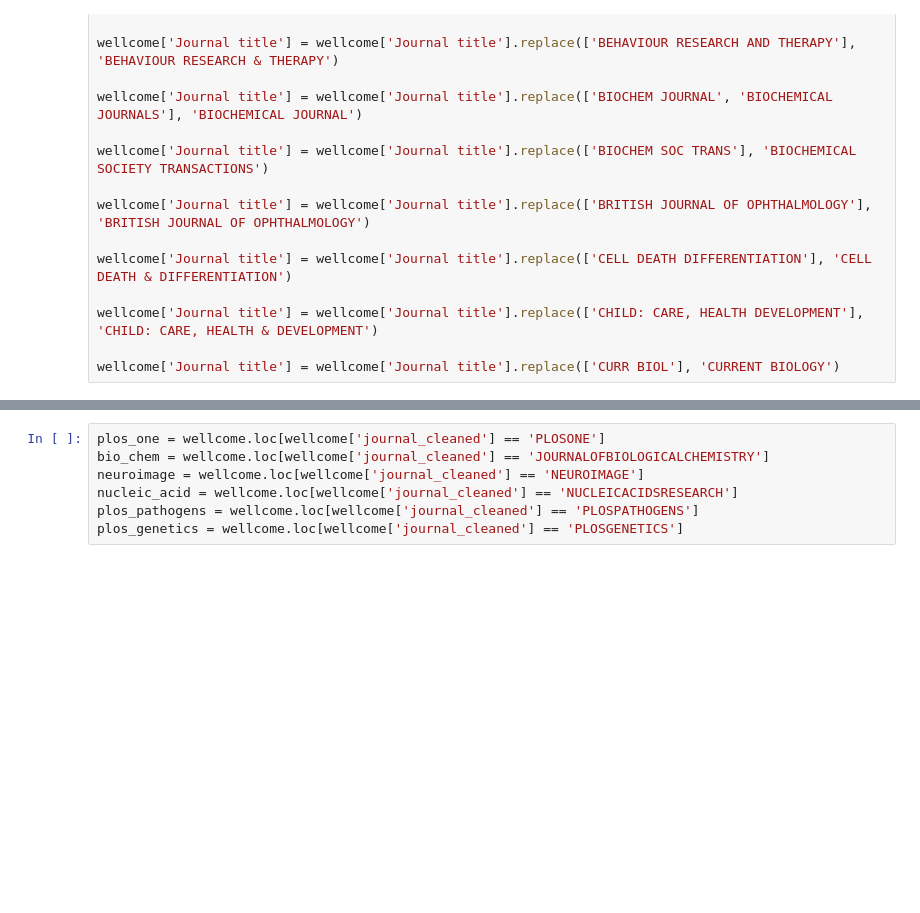
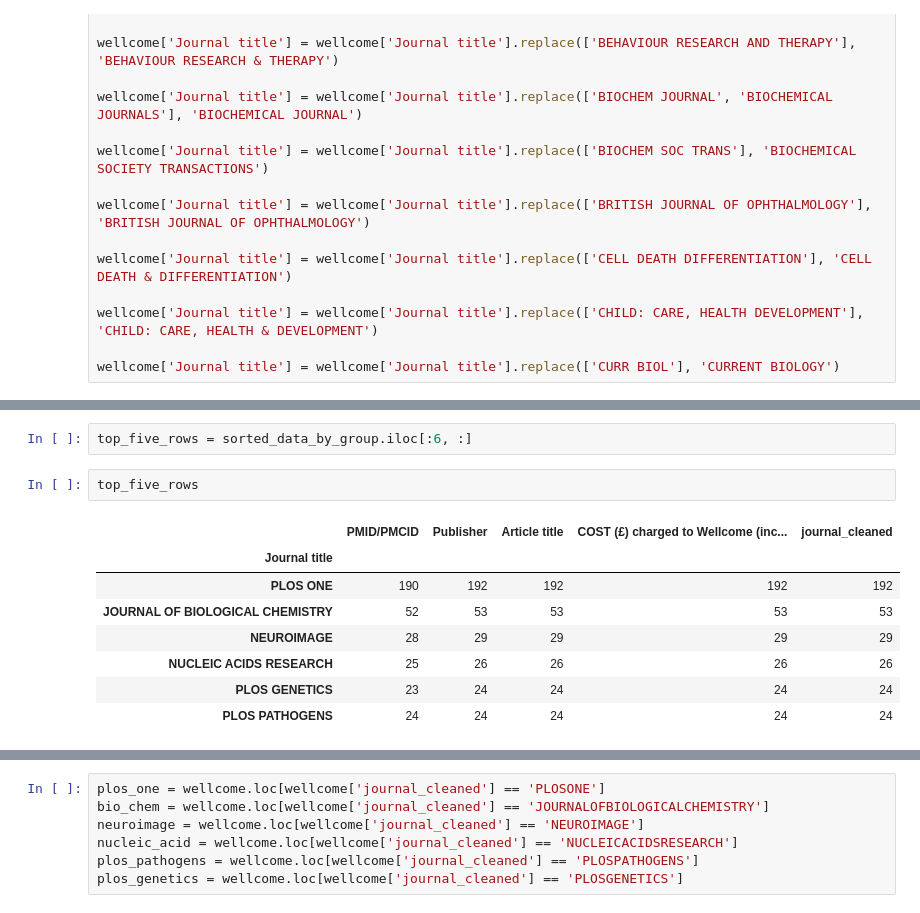
Before and after one commit to Avalon1000/Thinkful, a Jupyter notebook: Module 15.6.ipynb, the cells around one changed output, grey strips where cells are left out. Cells and saved outputs as stored; diff of their text form; blank space fills up the shorter version.

```diff
--- a/Module 15.6.ipynb
+++ b/Module 15.6.ipynb
@@ -80,0 +107,13 @@ The Top 5 Journals and total Articles for each:
+# %%
+top_five_rows = sorted_data_by_group.iloc[:6, :]
+# %%
+top_five_rows
+# %% [output]
+|  | PMID/PMCID | Publisher | Article title | COST (£) charged to Wellcome (inc... | journal_cleaned |
+| Journal title |  |  |  |  |  |
+| PLOS ONE | 190 | 192 | 192 | 192 | 192 |
+| JOURNAL OF BIOLOGICAL CHEMISTRY | 52 | 53 | 53 | 53 | 53 |
+| NEUROIMAGE | 28 | 29 | 29 | 29 | 29 |
+| NUCLEIC ACIDS RESEARCH | 25 | 26 | 26 | 26 | 26 |
+| PLOS GENETICS | 23 | 24 | 24 | 24 | 24 |
+| PLOS PATHOGENS | 24 | 24 | 24 | 24 | 24 |
```
Also changed, not shown: parts of 13 cells of this notebook, 3 other files.
